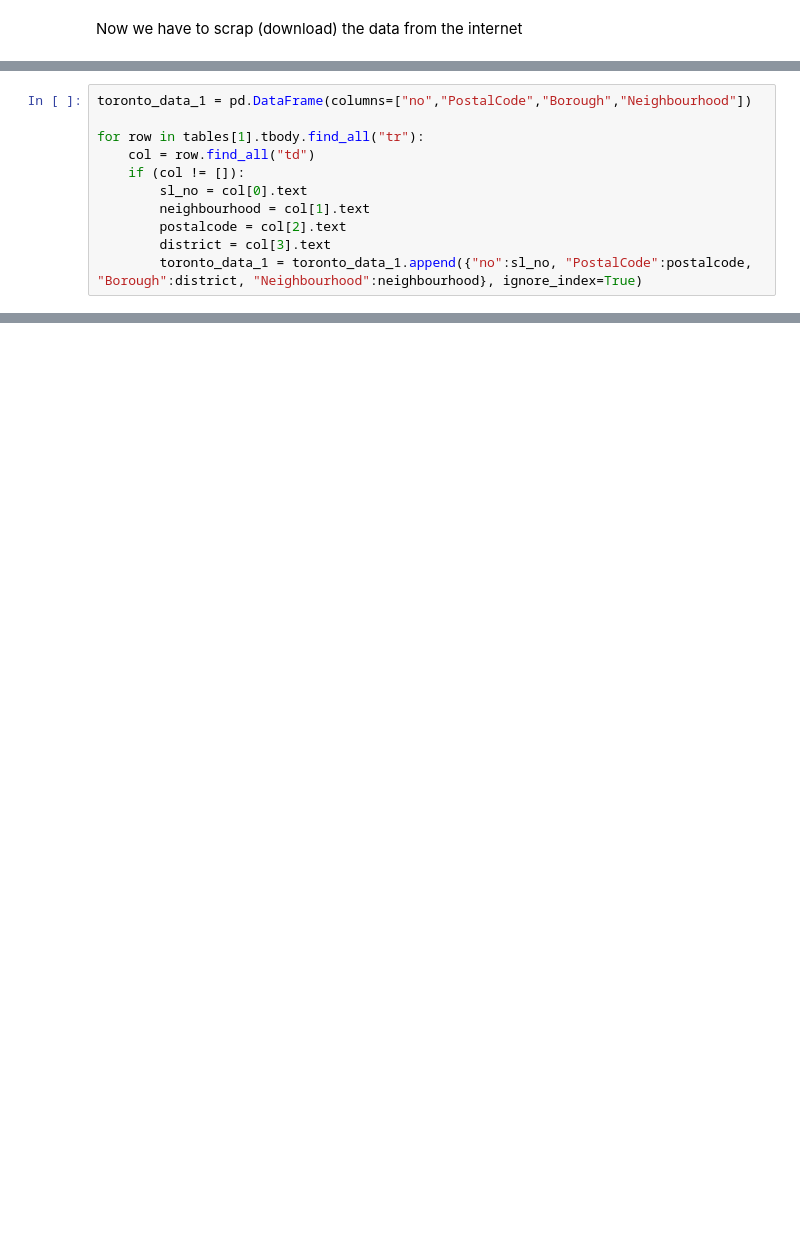
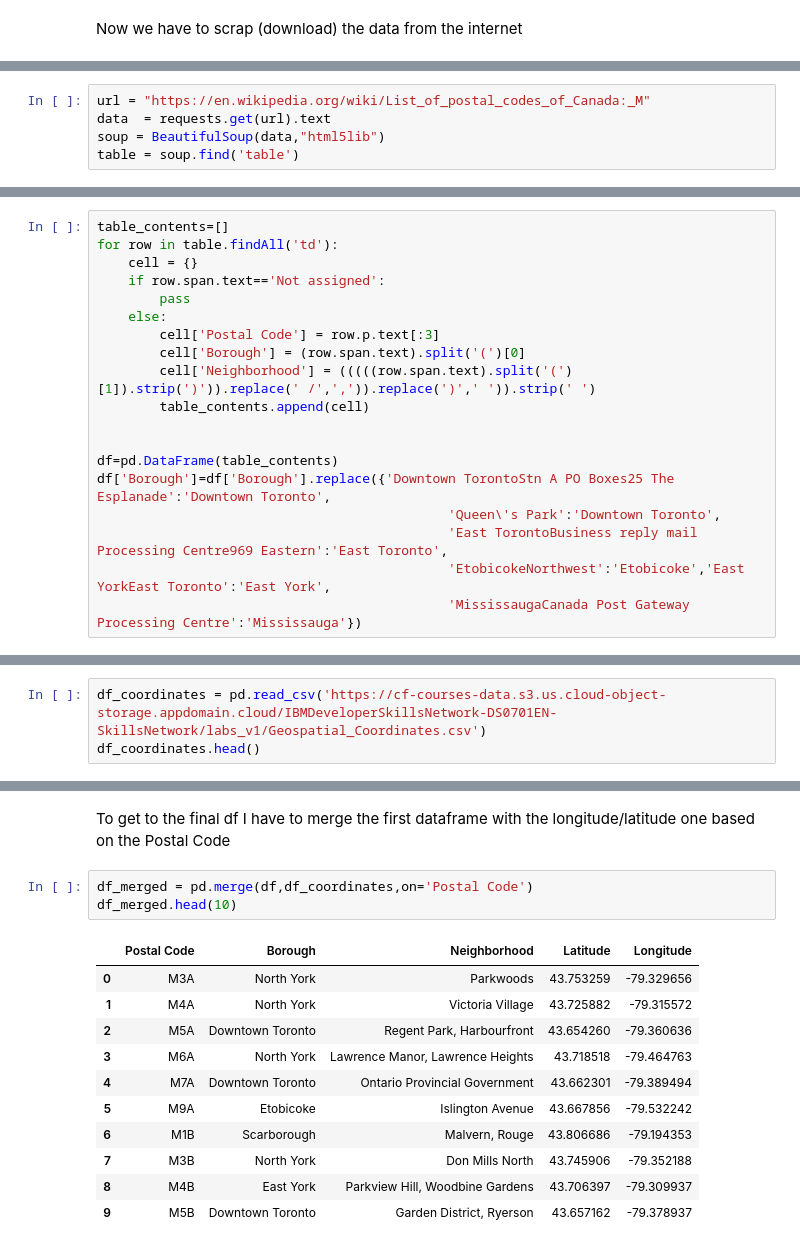
Before and after one commit to fedefrig/Coursera_Capstone, a Jupyter notebook: Segmenting and Clustering Neighborhoods in Toronto.ipynb, the cells around one changed output, grey strips where cells are left out. Cells and saved outputs as stored; diff of their text form; blank space fills up the shorter version.

```diff
--- a/Segmenting and Clustering Neighborhoods in Toronto.ipynb
+++ b/Segmenting and Clustering Neighborhoods in Toronto.ipynb
@@ -20,11 +24,0 @@ tables = soup.find_all('table')
-# %%
-toronto_data_1 = pd.DataFrame(columns=["no","PostalCode","Borough","Neighbourhood"])
-
-for row in tables[1].tbody.find_all("tr"):
-    col = row.find_all("td")
-    if (col != []):
-        sl_no = col[0].text
-        neighbourhood = col[1].text
-        postalcode = col[2].text
-        district = col[3].text
-        toronto_data_1 = toronto_data_1.append({"no":sl_no, "PostalCode":postalcode, "Borough":district, "Neighbourhood":neighbourhood}, ignore_index=True)
@@ -139,0 +25,5 @@ Because Data_2 has 103 rows while df has 205 rows, when merging the two there wi
+# %%
+url = "https://en.wikipedia.org/wiki/List_of_postal_codes_of_Canada:_M"
+data  = requests.get(url).text
+soup = BeautifulSoup(data,"html5lib")
+table = soup.find('table')
@@ -139,0 +32,19 @@ Because Data_2 has 103 rows while df has 205 rows, when merging the two there wi
+# %%
+table_contents=[]
+for row in table.findAll('td'):
+    cell = {}
+    if row.span.text=='Not assigned':
+        pass
+    else:
+        cell['Postal Code'] = row.p.text[:3]
+        cell['Borough'] = (row.span.text).split('(')[0]
+        cell['Neighborhood'] = (((((row.span.text).split('(')[1]).strip(')')).replace(' /',',')).replace(')',' ')).strip(' ')
+        table_contents.append(cell)
+
+
+df=pd.DataFrame(table_contents)
+df['Borough']=df['Borough'].replace({'Downtown TorontoStn A PO Boxes25 The Esplanade':'Downtown Toronto',
+                                             'Queen\'s Park':'Downtown Toronto',
+                                             'East TorontoBusiness reply mail Processing Centre969 Eastern':'East Toronto',
+                                             'EtobicokeNorthwest':'Etobicoke','East YorkEast Toronto':'East York',
+                                             'MississaugaCanada Post Gateway Processing Centre':'Mississauga'})
@@ -139,0 +85,3 @@ Because Data_2 has 103 rows while df has 205 rows, when merging the two there wi
+# %%
+df_coordinates = pd.read_csv('https://cf-courses-data.s3.us.cloud-object-storage.appdomain.cloud/IBMDeveloperSkillsNetwork-DS0701EN-SkillsNetwork/labs_v1/Geospatial_Coordinates.csv')
+df_coordinates.head()
@@ -139,0 +95,17 @@ Because Data_2 has 103 rows while df has 205 rows, when merging the two there wi
+# %% [markdown]
+To get to the final df I have to merge the first dataframe with the longitude/latitude one based on the Postal Code
+# %%
+df_merged = pd.merge(df,df_coordinates,on='Postal Code')
+df_merged.head(10)
+# %% [output]
+|  | Postal Code | Borough | Neighborhood | Latitude | Longitude |
+| 0 | M3A | North York | Parkwoods | 43.753259 | -79.329656 |
+| 1 | M4A | North York | Victoria Village | 43.725882 | -79.315572 |
+| 2 | M5A | Downtown Toronto | Regent Park, Harbourfront | 43.654260 | -79.360636 |
+| 3 | M6A | North York | Lawrence Manor, Lawrence Heights | 43.718518 | -79.464763 |
+| 4 | M7A | Downtown Toronto | Ontario Provincial Government | 43.662301 | -79.389494 |
+| 5 | M9A | Etobicoke | Islington Avenue | 43.667856 | -79.532242 |
+| 6 | M1B | Scarborough | Malvern, Rouge | 43.806686 | -79.194353 |
+| 7 | M3B | North York | Don Mills North | 43.745906 | -79.352188 |
+| 8 | M4B | East York | Parkview Hill, Woodbine Gardens | 43.706397 | -79.309937 |
+| 9 | M5B | Downtown Toronto | Garden District, Ryerson | 43.657162 | -79.378937 |
```
Also changed, not shown: parts of 80 cells of this notebook.
